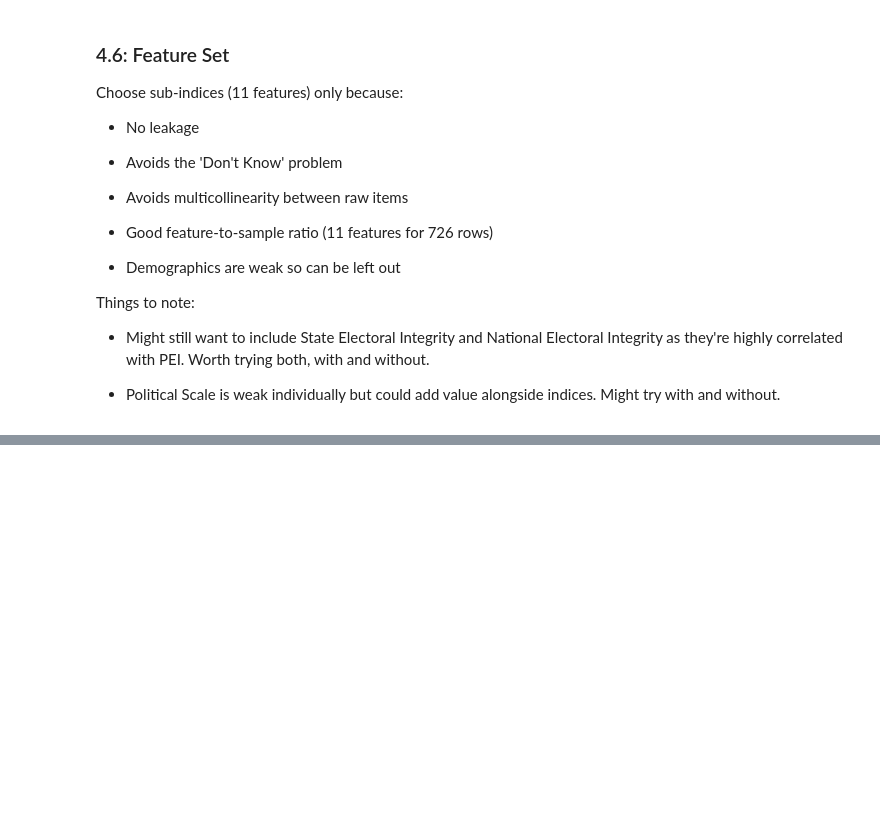
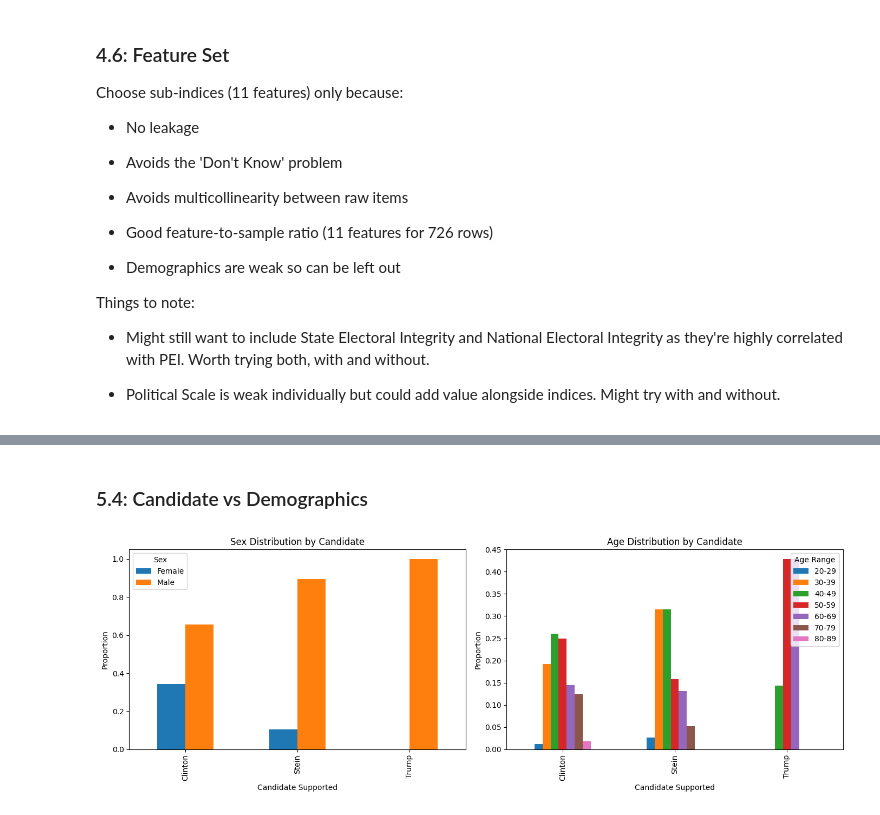
Before and after one commit to charlottedavidson524/2016_US_Election_ML, a Jupyter notebook: notebook/EDA.ipynb, the cells around one changed output, grey strips where cells are left out. Saved outputs shown, nothing was run; the diff lists cells and outputs as text; code cells hidden in the pictures; blank space fills up the shorter version.

```diff
--- a/notebook/EDA.ipynb
+++ b/notebook/EDA.ipynb
@@ -641,0 +707,17 @@ Things to note:
+# %% [markdown]
+### 5.4: Candidate vs Demographics
+# %%
+fig, axes = plt.subplots(1, 2, figsize=(14, 5))
+
+pd.crosstab(df['Candidate Supported'], df['Sex'], normalize='index').plot(kind='bar', ax=axes[0])
+axes[0].set_title('Sex Distribution by Candidate')
+axes[0].set_ylabel('Proportion')
+
+pd.crosstab(df['Candidate Supported'], df['Age Range'], normalize='index').plot(kind='bar', ax=axes[1])
+axes[1].set_title('Age Distribution by Candidate')
+axes[1].set_ylabel('Proportion')
+
+plt.tight_layout()
+plt.show()
+# %% [output]
+[figure, added]
```
Also changed, not shown: parts of 29 cells of this notebook.
